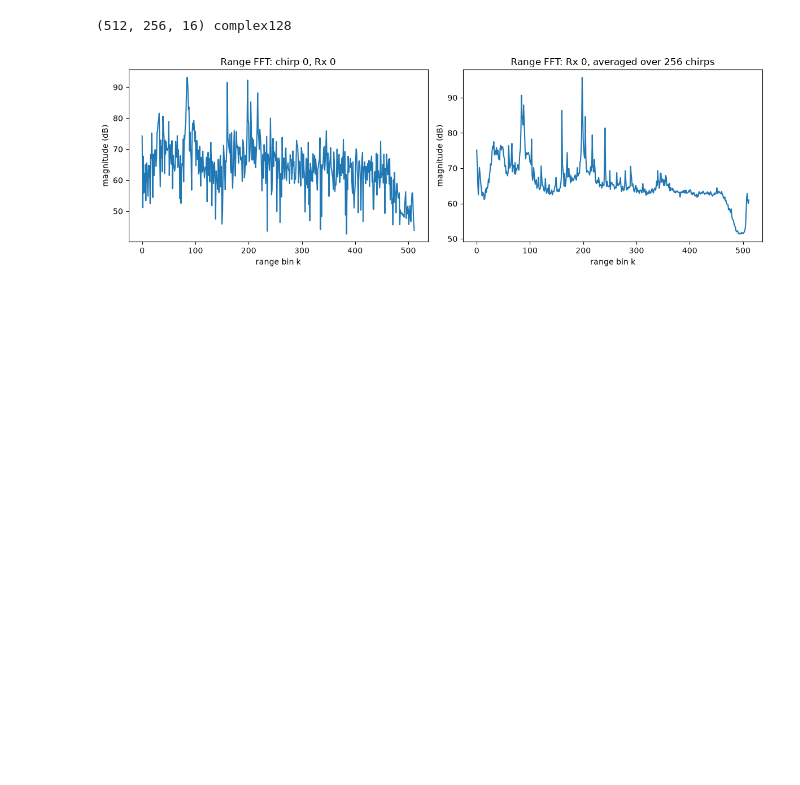
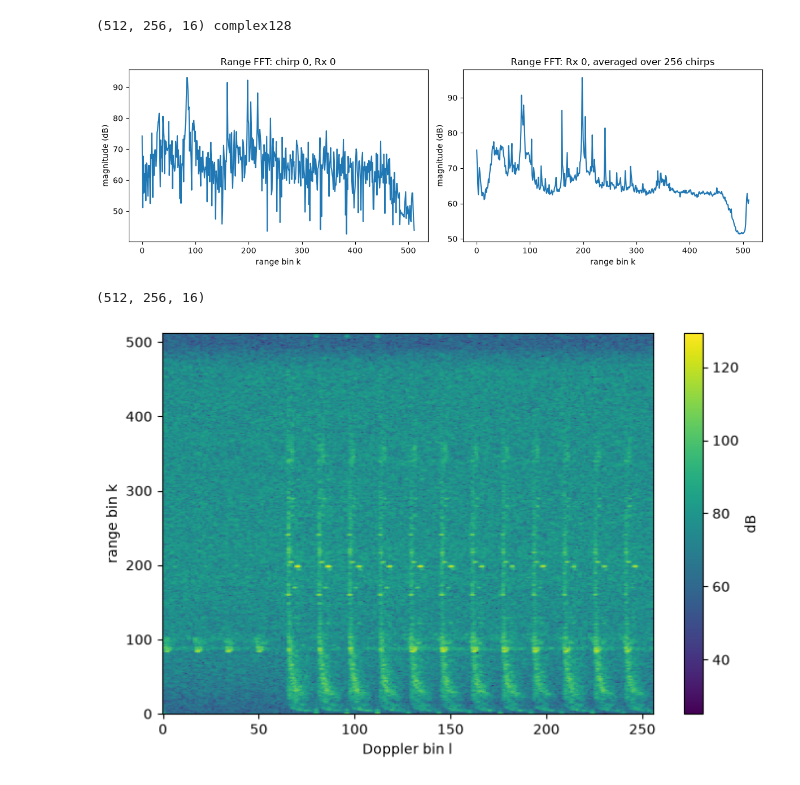
Before and after one commit to PLANETORIAN/Sparse-FFT-Radar, a Jupyter notebook: notebooks/01_loader.ipynb, the cells around one changed output. Cells and saved outputs as stored; diff of their text form; code cells hidden in the pictures; blank space fills up the shorter version.

Commit message:
Doppler and spacing analysis

```diff
--- a/notebooks/01_loader.ipynb
+++ b/notebooks/01_loader.ipynb
@@ -96,3 +96,28 @@ plt.savefig(r"C:\Users\daksh\Documents\SPARSE_FFT\figures\range_fft_frame0.png",
 plt.show()
 # %% [output]
 [figure]
+# %%
+# 1) DC removal: one mean per Rx antenna
+cube_dc = cube - cube.mean(axis=(0, 1), keepdims=True)     # mean over samples and chirps
+
+# 2) Hamming windows
+N, M = 512, 256
+w_range   = 0.54 - 0.46 * np.cos(2 * np.pi * np.arange(N) / (N - 1))
+w_doppler = 0.54 - 0.46 * np.cos(2 * np.pi * np.arange(M) / (M - 1))
+
+# 3) range window + range FFT, then Doppler window + Doppler FFT
+rng = np.fft.fft(cube_dc * w_range[:, None, None], axis=0)
+rd  = np.fft.fft(rng * w_doppler[None, :, None], axis=1)
+print(rd.shape)
+
+# 4) range-Doppler map for Rx 0
+rd_db = 20 * np.log10(np.abs(rd[:, :, 0]) + 1e-9)
+plt.figure(figsize=(8, 5))
+plt.imshow(rd_db, aspect="auto", origin="lower")
+plt.colorbar(label="dB")
+plt.xlabel("Doppler bin l"); plt.ylabel("range bin k")
+plt.savefig(r"C:\Users\daksh\Documents\SPARSE_FFT\figures\rd_map_frame0.png", dpi=140)
+plt.show()
+# %% [output]
+(512, 256, 16)
+[figure, added]
```
Also changed, not shown: parts of 1 cell of this notebook, 2 other files.
